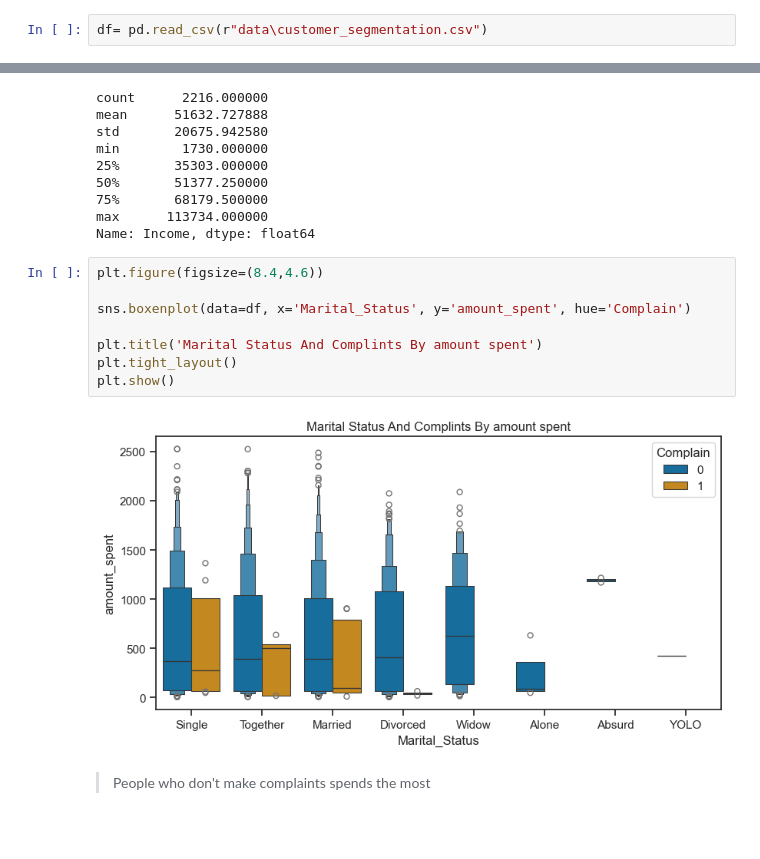
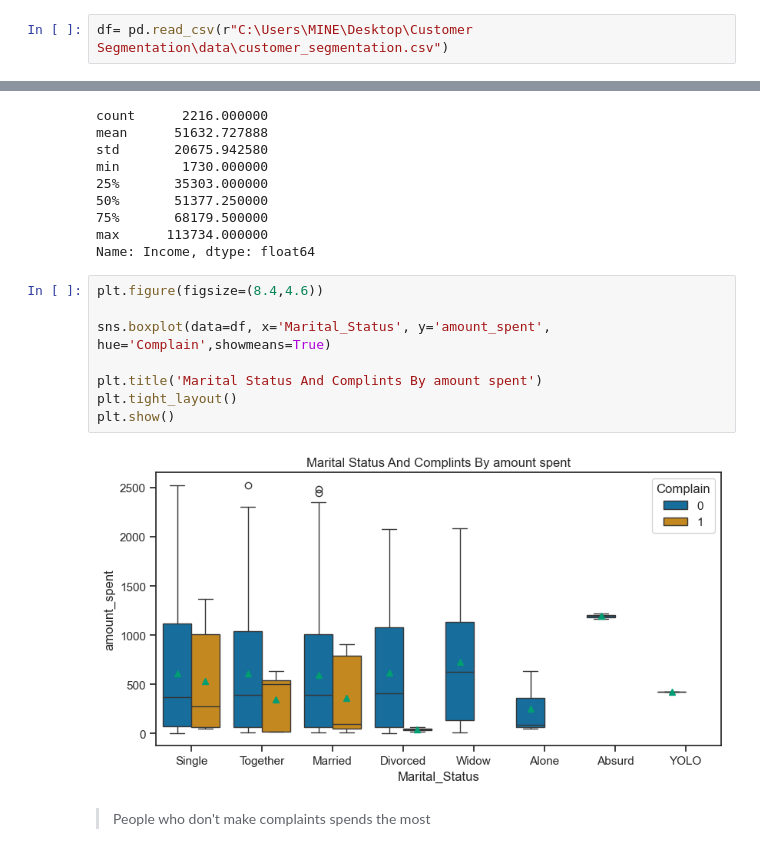
Before and after one commit to bukolastephen/Customer-Segmentation, a Jupyter notebook: main.ipynb, the cells around one changed output, grey strips where cells are left out. Drawn from its saved outputs; the diff is of its cells as text.

```diff
--- a/main.ipynb
+++ b/main.ipynb
@@ -14,7 +10,7 @@ import joblib
 # %%
 sns.set_theme(style='ticks', palette='colorblind', context='notebook')
 # %%
-df= pd.read_csv(r"data\customer_segmentation.csv")
+df= pd.read_csv(r"C:\Users\MINE\Desktop\Customer Segmentation\data\customer_segmentation.csv")
 # %% [markdown]
 # Data inspection and Cleaning
 # %%
@@ -252,13 +248,13 @@ Name: Income, dtype: float64
 # %%
 plt.figure(figsize=(8.4,4.6))
 
-sns.boxenplot(data=df, x='Marital_Status', y='amount_spent', hue='Complain')
+sns.boxplot(data=df, x='Marital_Status', y='amount_spent', hue='Complain',showmeans=True)
 
 plt.title('Marital Status And Complints By amount spent')
 plt.tight_layout()
 plt.show()
 # %% [output]
-[figure, old version]
+[figure, new version]
 # %% [markdown]
 > People who don't make complaints spends the most
 # %%
```
Also changed, not shown: parts of 26 cells of this notebook, 9 other files.
